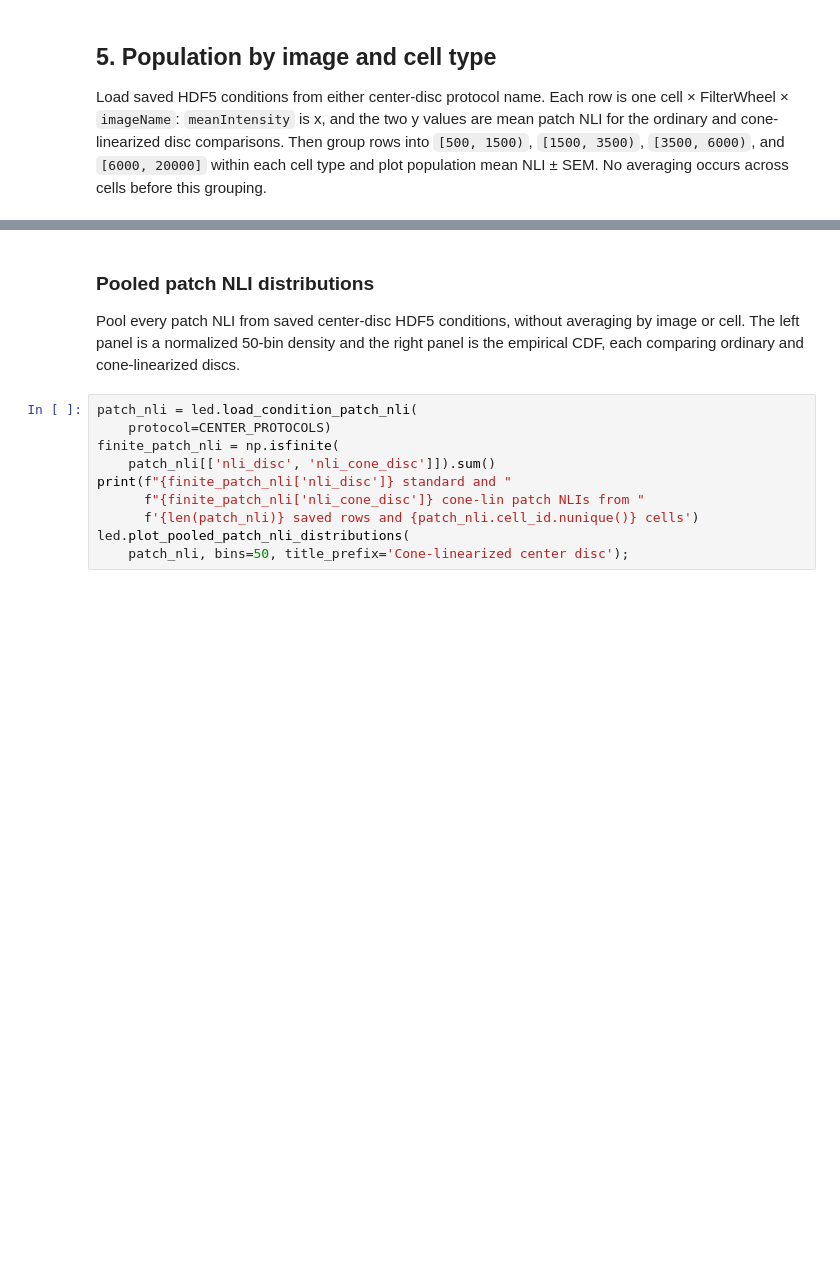
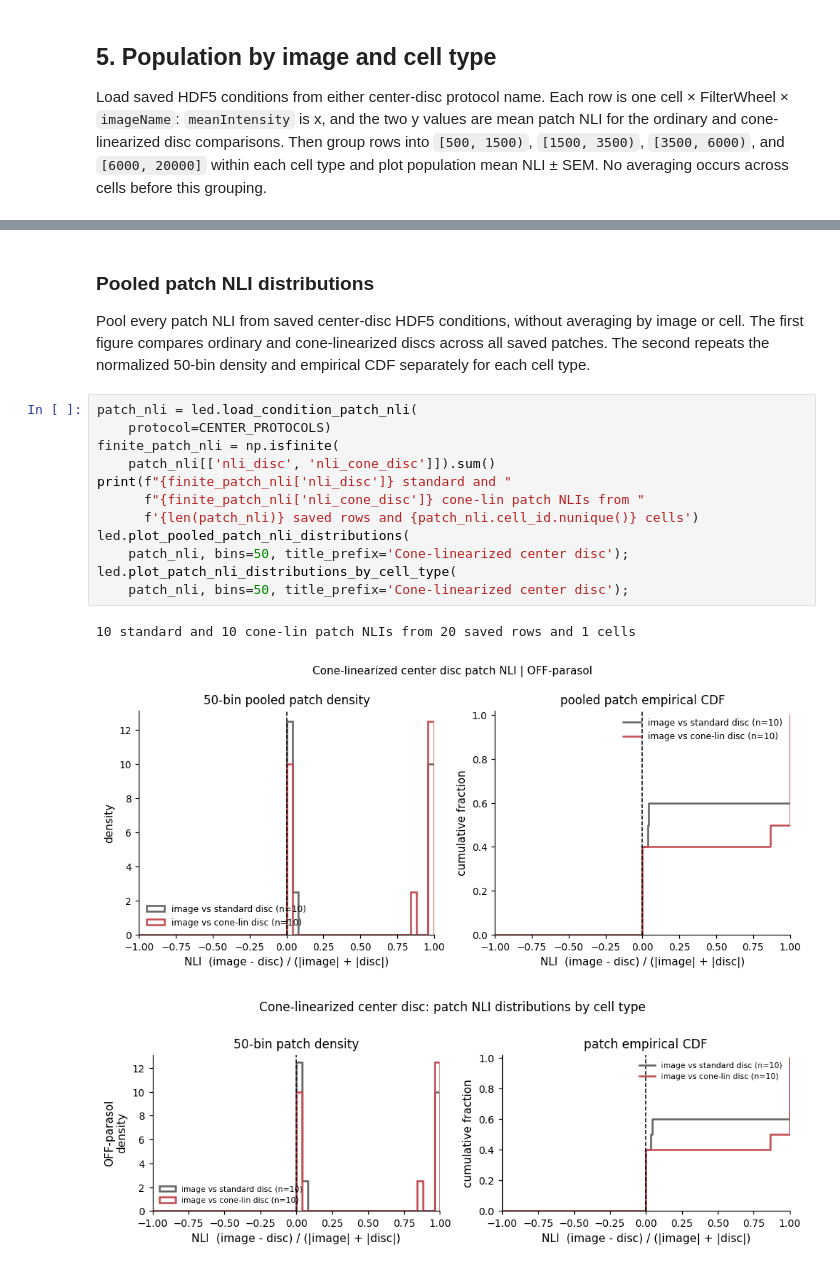
Before and after one commit to chrischen2/retinanalysis, a Jupyter notebook: SingCell_Notebooks/analyzeConeCenterDisc.ipynb, the cells around one changed output, grey strips where cells are left out. Drawn from its saved outputs; the diff is of its cells as text; blank space fills up the shorter version.

Commit message:
Apply recent plots to center disc notebook

```diff
--- a/SingCell_Notebooks/analyzeConeCenterDisc.ipynb
+++ b/SingCell_Notebooks/analyzeConeCenterDisc.ipynb
@@ -187,17 +263,23 @@ led.plot_image_nli_by_cell_type(
 # %% [markdown]
 ### Pooled patch NLI distributions
 
-Pool every patch NLI from saved center-disc HDF5 conditions, without averaging by image or
-cell. The left panel is a normalized 50-bin density and the right panel is the empirical CDF,
-each comparing ordinary and cone-linearized discs.
+Pool every patch NLI from saved center-disc HDF5 conditions, without averaging by image or cell.
+The first figure compares ordinary and cone-linearized discs across all saved patches. The second
+repeats the normalized 50-bin density and empirical CDF separately for each cell type.
 # %%
 patch_nli = led.load_condition_patch_nli(
     protocol=CENTER_PROTOCOLS)
 finite_patch_nli = np.isfinite(
     patch_nli[['nli_disc', 'nli_cone_disc']]).sum()
 print(f"{finite_patch_nli['nli_disc']} standard and "
       f"{finite_patch_nli['nli_cone_disc']} cone-lin patch NLIs from "
       f'{len(patch_nli)} saved rows and {patch_nli.cell_id.nunique()} cells')
 led.plot_pooled_patch_nli_distributions(
     patch_nli, bins=50, title_prefix='Cone-linearized center disc');
+led.plot_patch_nli_distributions_by_cell_type(
+    patch_nli, bins=50, title_prefix='Cone-linearized center disc');
+# %% [output]
+10 standard and 10 cone-lin patch NLIs from 20 saved rows and 1 cells
+[figure, added]
+[figure, added]
 # %% [markdown]
```
Also changed, not shown: parts of 11 cells of this notebook, 2 other files.
